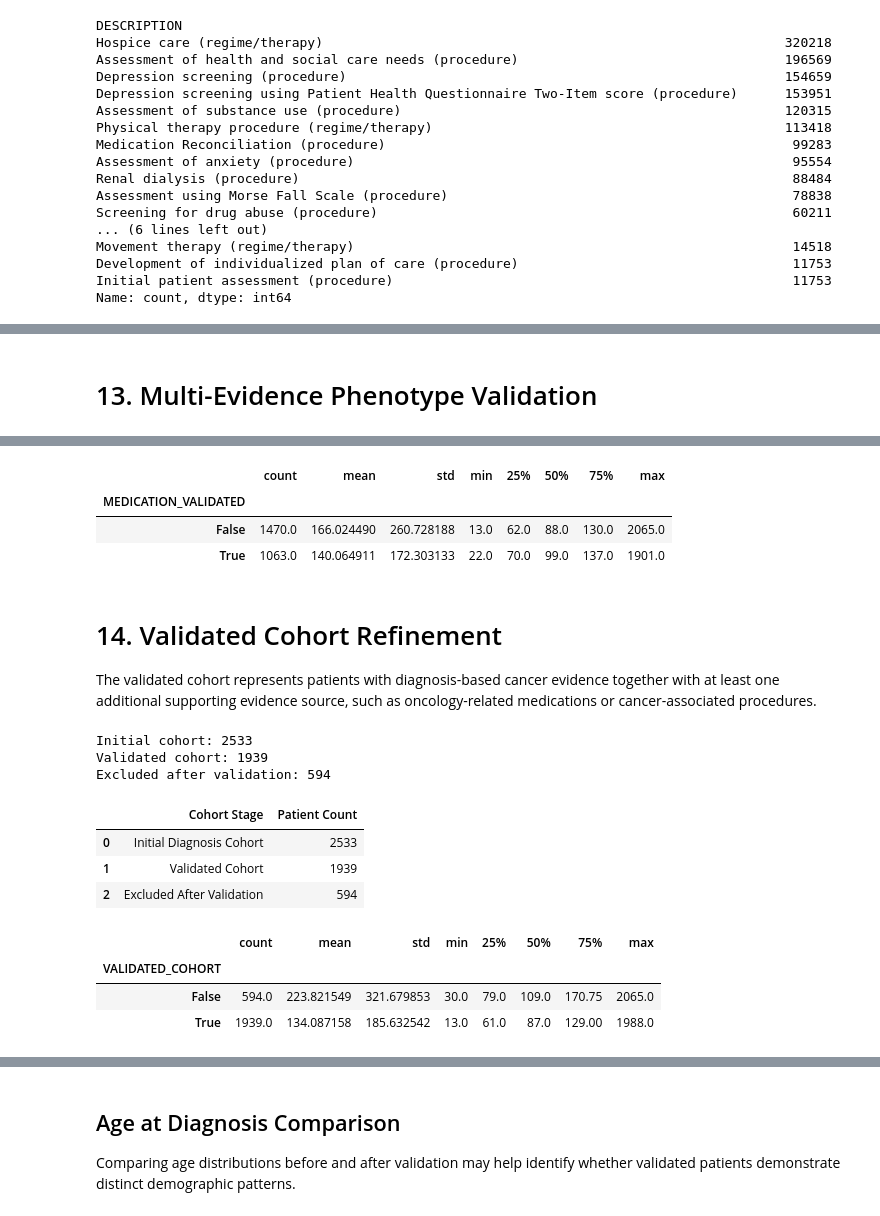
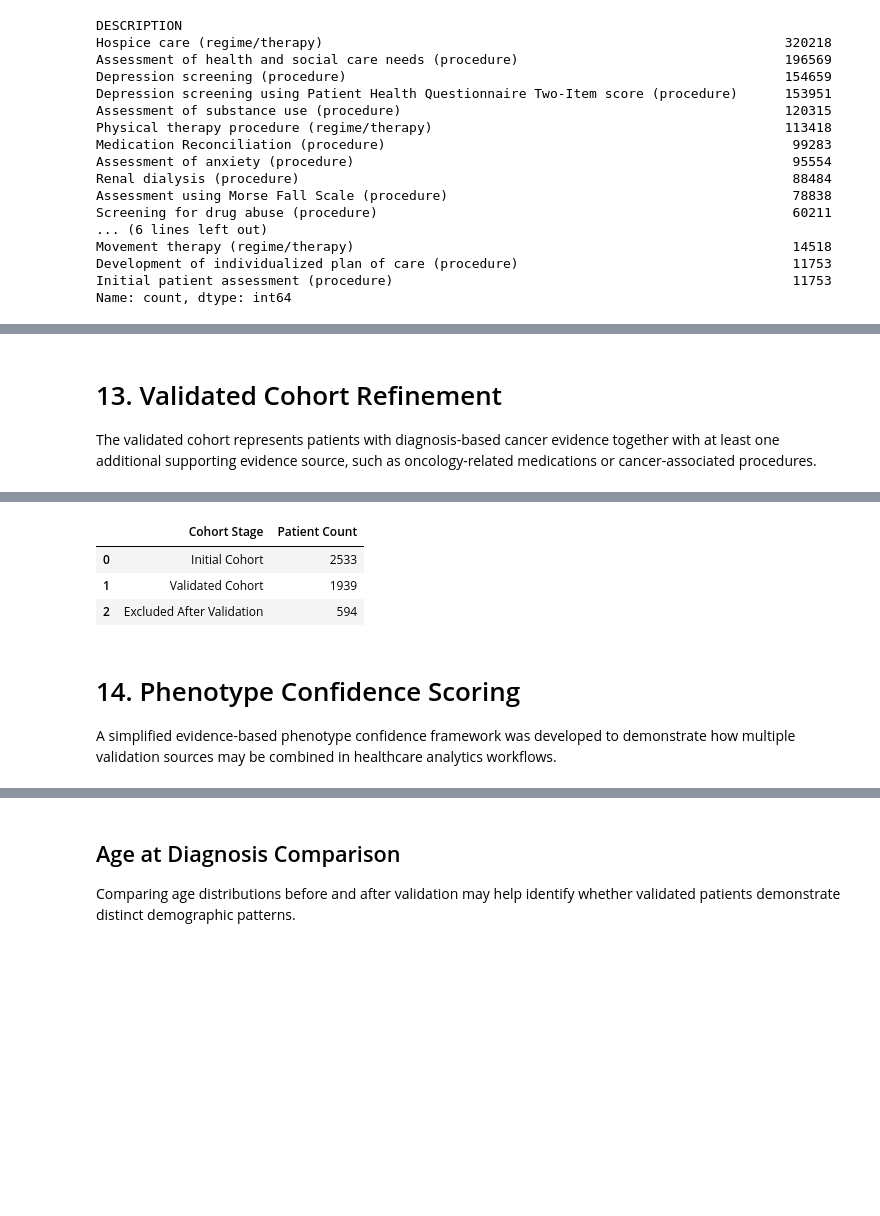
Before and after one commit to yifeikang/ehr-cancer-cohort-analysis, a Jupyter notebook: notebooks/cancer_cohort_notebook.ipynb, the cells around one changed output, grey strips where cells are left out. Drawn from its saved outputs; the diff is of its cells as text; code cells hidden in the pictures; blank space fills up the shorter version.

```diff
--- a/notebooks/cancer_cohort_notebook.ipynb
+++ b/notebooks/cancer_cohort_notebook.ipynb
@@ -1007,7 +1007,9 @@ Patients with oncology-related procedures: 6488
 | 698 | 2005-03-10 04:35:50+00:00 | 2005-03-10 07:27:50+00:00 | 94d39619-8e17-d248-41b3-9ec1f2d031b2 | 2dba409c-6d9b-90d3-c2ed-aeb6e44c3e8e | 703423002 | Combined chemotherapy and radiati... | 14580.28 | 424132000.0 | Non-small cell carcinoma of lung ... |
 | 701 | 2005-04-10 02:57:50+00:00 | 2005-04-10 05:59:50+00:00 | 94d39619-8e17-d248-41b3-9ec1f2d031b2 | a468a706-9964-3a46-f1c4-d525d4c164be | 703423002 | Combined chemotherapy and radiati... | 8467.74 | 424132000.0 | Non-small cell carcinoma of lung ... |
 # %% [markdown]
-# 13. Multi-Evidence Phenotype Validation
+# 13. Validated Cohort Refinement
+
+The validated cohort represents patients with diagnosis-based cancer evidence together with at least one additional supporting evidence source, such as oncology-related medications or cancer-associated procedures.
 # %%
 med_validated = set(oncology_related_meds["PATIENT"])
 proc_validated = set(oncology_related_procedures["PATIENT"])
@@ -1021,14 +1024,3 @@ cohort.head()
 | 2 | 00553b46-47fb-e90c-ce55-c26b8ddc6de9 | 2009-04-01 | 00553b46-47fb-e90c-ce55-c26b8ddc6de9 | 1932-08-23 | NaT | 999-99-2906 | S99952781 | X61422441X | Mr. | ... |
 | 3 | 005ca8f0-e643-f614-fd0a-3872463aaacc | 2014-01-24 | 005ca8f0-e643-f614-fd0a-3872463aaacc | 1945-09-18 | NaT | 999-37-2166 | S99998188 | X20204168X | Mrs. | ... |
 | 4 | 00626e2c-3fbf-3ee4-1f32-ea31daa4e72f | 2011-11-16 | 00626e2c-3fbf-3ee4-1f32-ea31daa4e72f | 1930-10-12 | 2014-02-22 | 999-28-9417 | S99926467 | X3694689X | Ms. | ... |
-# %%
-cohort.groupby("MEDICATION_VALIDATED")["ENCOUNTER_COUNT"].describe()
-# %% [output]
-|  | count | mean | std | min | 25% | 50% | 75% | max |
-| MEDICATION_VALIDATED |  |  |  |  |  |  |  |  |
-| False | 1470.0 | 166.024490 | 260.728188 | 13.0 | 62.0 | 88.0 | 130.0 | 2065.0 |
-| True | 1063.0 | 140.064911 | 172.303133 | 22.0 | 70.0 | 99.0 | 137.0 | 1901.0 |
-# %% [markdown]
-# 14. Validated Cohort Refinement
-
-The validated cohort represents patients with diagnosis-based cancer evidence together with at least one additional supporting evidence source, such as oncology-related medications or cancer-associated procedures.
@@ -1037,38 +1027,26 @@ cohort["VALIDATED_COHORT"] = (cohort["MEDICATION_VALIDATED"]|cohort["PROCEDURE_V
 # %%
 initial_count = len(cohort)
 validated_count = (cohort["VALIDATED_COHORT"].sum())
 excluded_count = (initial_count - validated_count)
-
-print(f"Initial cohort: {initial_count}")
-print(f"Validated cohort: {validated_count}")
-print(f"Excluded after validation: {excluded_count}")
+validation_flow = pd.DataFrame({
+    "Cohort Stage": [
+        "Initial Cohort",
+        "Validated Cohort",
+        "Excluded After Validation"
+    ],
+    "Patient Count": [
+        initial_count,
+        validated_count,
+        excluded_count
+    ]
+})
+validation_flow
 # %% [output]
-Initial cohort: 2533
-Validated cohort: 1939
-Excluded after validation: 594
+|  | Cohort Stage | Patient Count |
+| 0 | Initial Cohort | 2533 |
+| 1 | Validated Cohort | 1939 |
+| 2 | Excluded After Validation | 594 |
-# %%
-validation_flow = pd.DataFrame({
-    "Cohort Stage": [
-        "Initial Diagnosis Cohort",
-        "Validated Cohort",
-        "Excluded After Validation"
-    ],
-    "Patient Count": [
-        initial_count,
-        validated_count,
-        excluded_count
-    ]
-})
-validation_flow
-# %% [output]
-|  | Cohort Stage | Patient Count |
-| 0 | Initial Diagnosis Cohort | 2533 |
-| 1 | Validated Cohort | 1939 |
-| 2 | Excluded After Validation | 594 |
-# %%
-cohort.groupby("VALIDATED_COHORT")["ENCOUNTER_COUNT"].describe()
-# %% [output]
-|  | count | mean | std | min | 25% | 50% | 75% | max |
-| VALIDATED_COHORT |  |  |  |  |  |  |  |  |
-| False | 594.0 | 223.821549 | 321.679853 | 30.0 | 79.0 | 109.0 | 170.75 | 2065.0 |
-| True | 1939.0 | 134.087158 | 185.632542 | 13.0 | 61.0 | 87.0 | 129.00 | 1988.0 |
+# %% [markdown]
+# 14. Phenotype Confidence Scoring
+
+A simplified evidence-based phenotype confidence framework was developed to demonstrate how multiple validation sources may be combined in healthcare analytics workflows.
```
Also changed, not shown: parts of 12 cells of this notebook.
